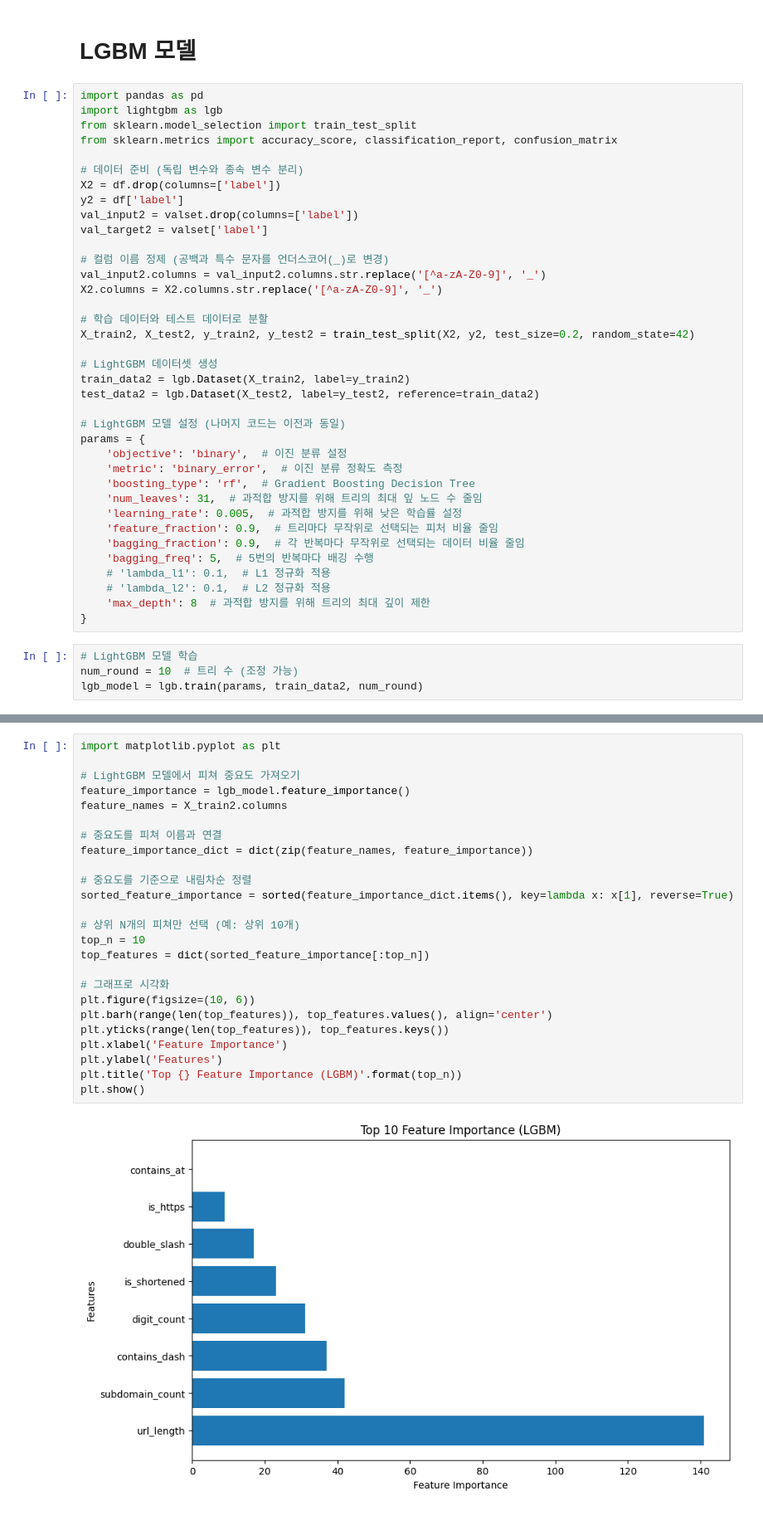
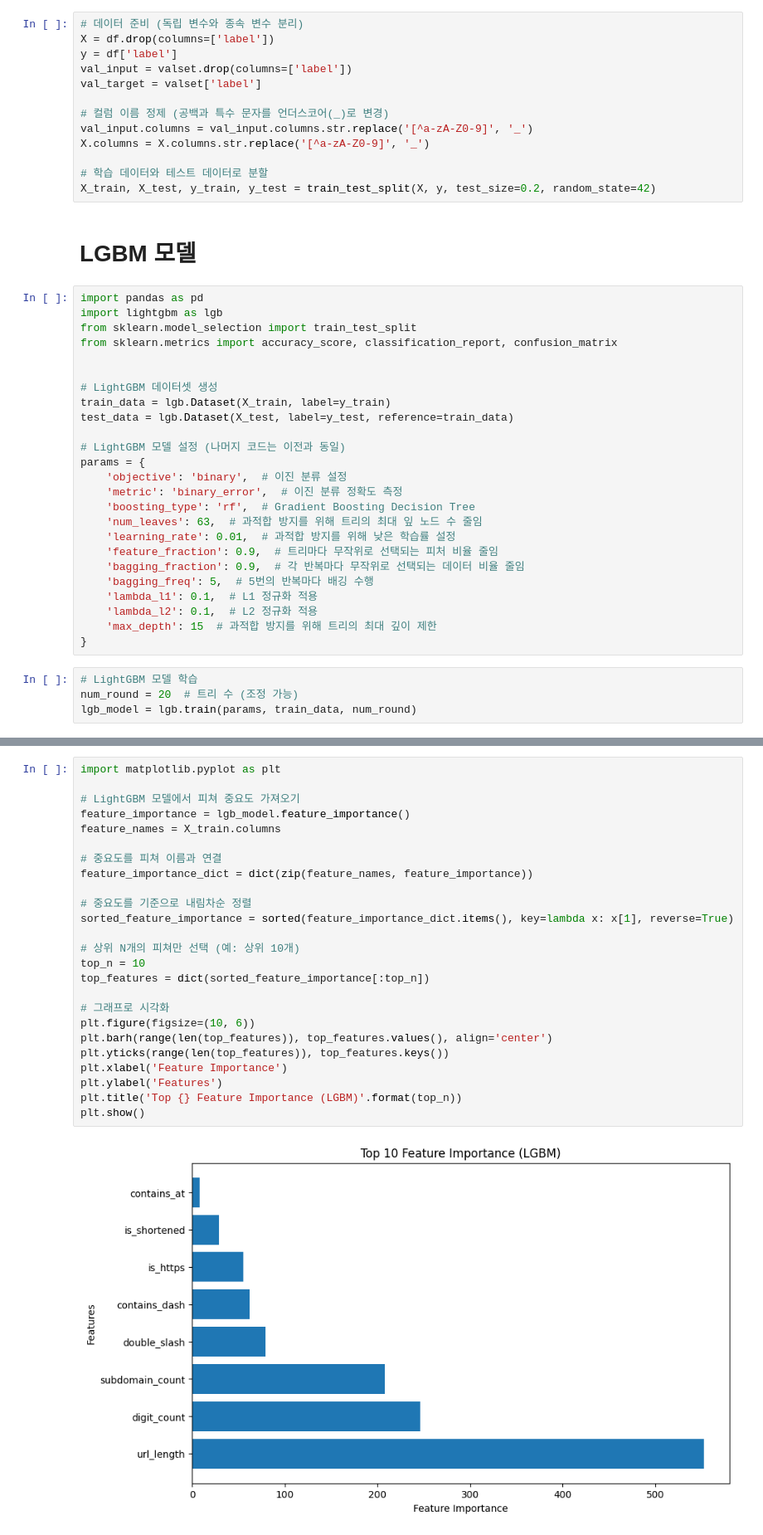
Before and after one commit to MOBITOA/JEONGHUN_KIM, a Jupyter notebook: phishing_url/model/phishing_url.ipynb, the cells around one changed output, grey strips where cells are left out. Shown at 83% size. Drawn from its saved outputs; the diff is of its cells as text.

```diff
--- a/phishing_url/model/phishing_url.ipynb
+++ b/phishing_url/model/phishing_url.ipynb
@@ -335,3 +223,16 @@ Confusion Matrix:
+# %%
+# 데이터 준비 (독립 변수와 종속 변수 분리)
+X = df.drop(columns=['label'])
+y = df['label']
+val_input = valset.drop(columns=['label'])
+val_target = valset['label']
+
+# 컬럼 이름 정제 (공백과 특수 문자를 언더스코어(_)로 변경)
+val_input.columns = val_input.columns.str.replace('[^a-zA-Z0-9]', '_')
+X.columns = X.columns.str.replace('[^a-zA-Z0-9]', '_')
+
+# 학습 데이터와 테스트 데이터로 분할
+X_train, X_test, y_train, y_test = train_test_split(X, y, test_size=0.2, random_state=42)
 # %% [markdown]
 # LGBM 모델
 # %%
@@ -340,39 +241,27 @@ import lightgbm as lgb
 from sklearn.model_selection import train_test_split
 from sklearn.metrics import accuracy_score, classification_report, confusion_matrix
 
-# 데이터 준비 (독립 변수와 종속 변수 분리)
-X2 = df.drop(columns=['label'])
-y2 = df['label']
-val_input2 = valset.drop(columns=['label'])
-val_target2 = valset['label']
-
-# 컬럼 이름 정제 (공백과 특수 문자를 언더스코어(_)로 변경)
-val_input2.columns = val_input2.columns.str.replace('[^a-zA-Z0-9]', '_')
-X2.columns = X2.columns.str.replace('[^a-zA-Z0-9]', '_')
-
-# 학습 데이터와 테스트 데이터로 분할
-X_train2, X_test2, y_train2, y_test2 = train_test_split(X2, y2, test_size=0.2, random_state=42)
 
 # LightGBM 데이터셋 생성
-train_data2 = lgb.Dataset(X_train2, label=y_train2)
-test_data2 = lgb.Dataset(X_test2, label=y_test2, reference=train_data2)
+train_data = lgb.Dataset(X_train, label=y_train)
+test_data = lgb.Dataset(X_test, label=y_test, reference=train_data)
 
 # LightGBM 모델 설정 (나머지 코드는 이전과 동일)
 params = {
     'objective': 'binary',  # 이진 분류 설정
     'metric': 'binary_error',  # 이진 분류 정확도 측정
     'boosting_type': 'rf',  # Gradient Boosting Decision Tree
-    'num_leaves': 31,  # 과적합 방지를 위해 트리의 최대 잎 노드 수 줄임
-    'learning_rate': 0.005,  # 과적합 방지를 위해 낮은 학습률 설정
+    'num_leaves': 63,  # 과적합 방지를 위해 트리의 최대 잎 노드 수 줄임
+    'learning_rate': 0.01,  # 과적합 방지를 위해 낮은 학습률 설정
     'feature_fraction': 0.9,  # 트리마다 무작위로 선택되는 피처 비율 줄임
     'bagging_fraction': 0.9,  # 각 반복마다 무작위로 선택되는 데이터 비율 줄임
     'bagging_freq': 5,  # 5번의 반복마다 배깅 수행
-    # 'lambda_l1': 0.1,  # L1 정규화 적용
-    # 'lambda_l2': 0.1,  # L2 정규화 적용
-    'max_depth': 8  # 과적합 방지를 위해 트리의 최대 깊이 제한
+    'lambda_l1': 0.1,  # L1 정규화 적용
+    'lambda_l2': 0.1,  # L2 정규화 적용
+    'max_depth': 15  # 과적합 방지를 위해 트리의 최대 깊이 제한
 }
 # %%
 # LightGBM 모델 학습
-num_round = 10  # 트리 수 (조정 가능)
-lgb_model = lgb.train(params, train_data2, num_round)
+num_round = 20  # 트리 수 (조정 가능)
+lgb_model = lgb.train(params, train_data, num_round)
 # %% [output]
@@ -389,29 +275,29 @@ And if memory is not enough, you can set `force_col_wise=true`.
 # %%
 import matplotlib.pyplot as plt
 
 # LightGBM 모델에서 피쳐 중요도 가져오기
 feature_importance = lgb_model.feature_importance()
-feature_names = X_train2.columns
+feature_names = X_train.columns
 
 # 중요도를 피쳐 이름과 연결
 feature_importance_dict = dict(zip(feature_names, feature_importance))
 
 # 중요도를 기준으로 내림차순 정렬
 sorted_feature_importance = sorted(feature_importance_dict.items(), key=lambda x: x[1], reverse=True)
 
 # 상위 N개의 피쳐만 선택 (예: 상위 10개)
 top_n = 10
 top_features = dict(sorted_feature_importance[:top_n])
 
 # 그래프로 시각화
 plt.figure(figsize=(10, 6))
 plt.barh(range(len(top_features)), top_features.values(), align='center')
 plt.yticks(range(len(top_features)), top_features.keys())
 plt.xlabel('Feature Importance')
 plt.ylabel('Features')
 plt.title('Top {} Feature Importance (LGBM)'.format(top_n))
 plt.show()
 # %% [output]
-[figure, old version]
+[figure, new version]
 # %%
 # 모델 예측
```
Also changed, not shown: parts of 57 cells of this notebook, 4 other files.
